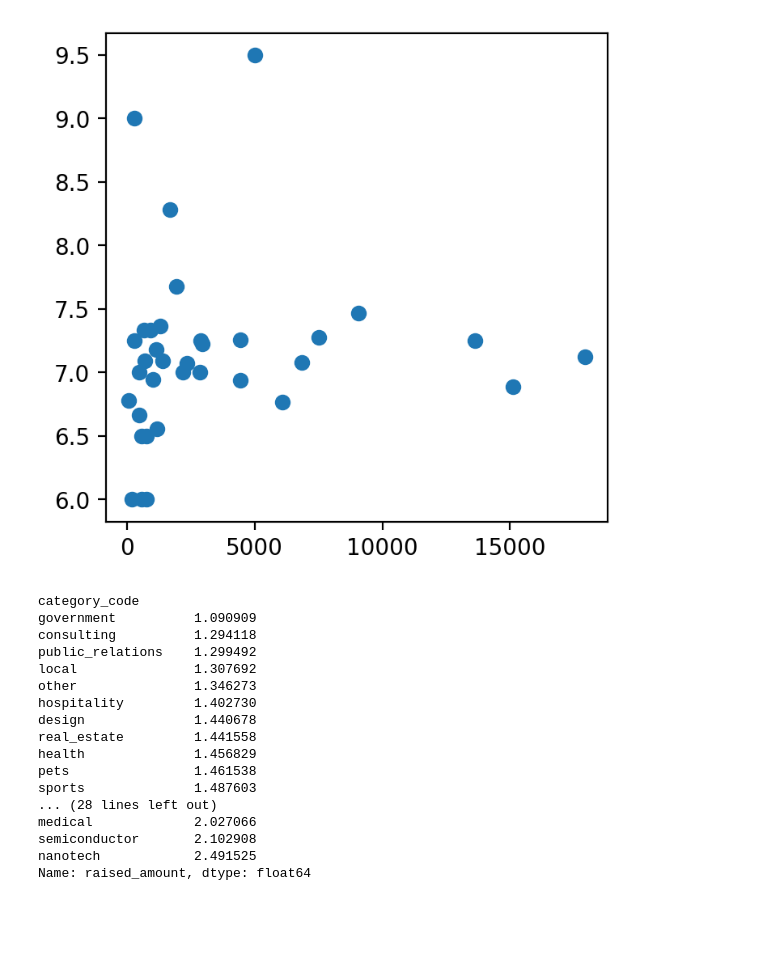
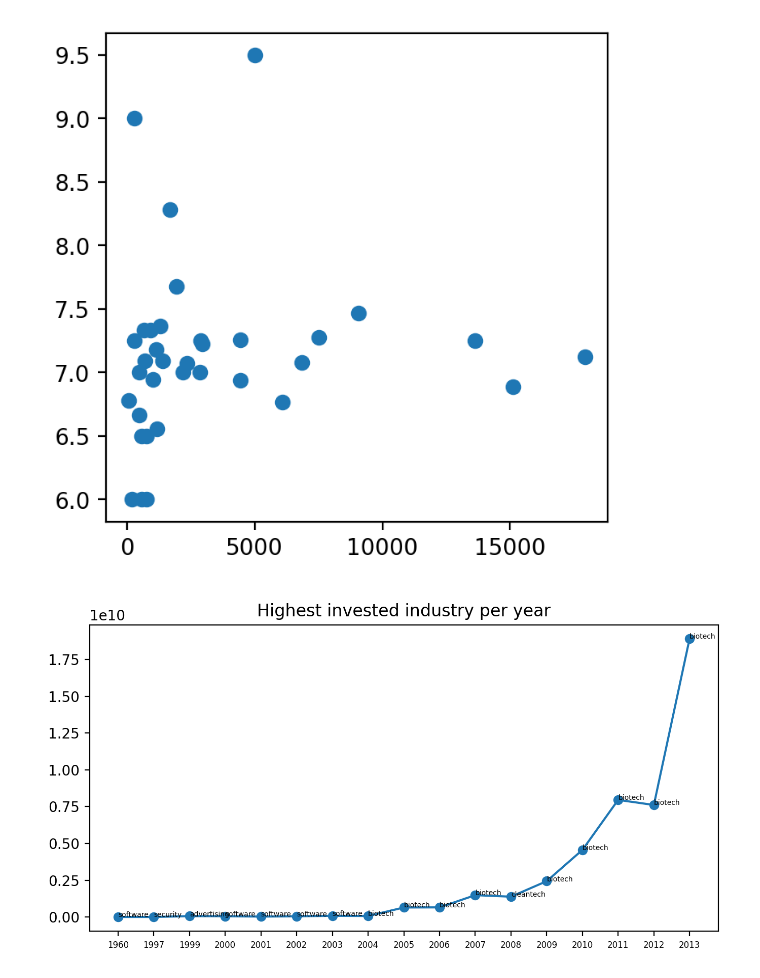
Before and after one commit to bartolomej/PR22_BK_LG_NS, a Jupyter notebook: notebook.ipynb, the cells around one changed output. Cells and saved outputs as stored; diff of their text form; code cells hidden in the pictures; blank space fills up the shorter version.

```diff
--- a/notebook.ipynb
+++ b/notebook.ipynb
@@ -142,23 +142,22 @@ cor
 | mean_investitons | 1.000000 | 0.104026 |
 | count | 0.104026 | 1.000000 |
 [figure]
-# %%
-num_fundings_per_category
-# %% [output]
-category_code
-government          1.090909
-consulting          1.294118
-public_relations    1.299492
-local               1.307692
-other               1.346273
-hospitality         1.402730
-design              1.440678
-real_estate         1.441558
-health              1.456829
-pets                1.461538
-sports              1.487603
-... (28 lines left out)
-medical             2.027066
-semiconductor       2.102908
-nanotech            2.491525
-Name: raised_amount, dtype: float64
+# %%
+#Industrja z največjo investicijo vsako leto
+from datetime import datetime
+from matplotlib import pyplot
+total_fundings_by_year = funding_rounds.copy()
+total_fundings_by_year = total_fundings_by_year.dropna(axis=0)
+total_fundings_by_year["funded_at"] = total_fundings_by_year["funded_at"].apply(lambda x:datetime.strptime(str(x), "%Y-%m-%d").year)
+total_fundings_by_year = total_fundings_by_year.merge(objects, left_on="object_id", right_on="id")[["category_code", "raised_amount", "funded_at"]].dropna()
+max_fundings_in_year = total_fundings_by_year.groupby(["funded_at", "category_code"]).sum("raised_amount")
+max_fundings_in_year =  max_fundings_in_year.reset_index().loc[max_fundings_in_year.reset_index().groupby("funded_at")["raised_amount"].idxmax()]
+fig, axes = pyplot.subplots(figsize=(8, 4), dpi=200)
+axes.tick_params(axis="x", labelsize=6)
+axes.set_title("Highest invested industry per year")
+line = axes.plot(max_fundings_in_year["funded_at"].apply(lambda x: str(x)), max_fundings_in_year["raised_amount"], marker='o')
+line[0].get_xdata(orig=False)
+for row in zip(max_fundings_in_year["category_code"], line[0].get_xdata(orig=False), line[0].get_ydata(orig=False)):
+    axes.annotate(row[0], (row[1], row[2]), size=5)
+# %% [output]
+[figure, added]
```
Also changed, not shown: parts of 4 cells of this notebook.
